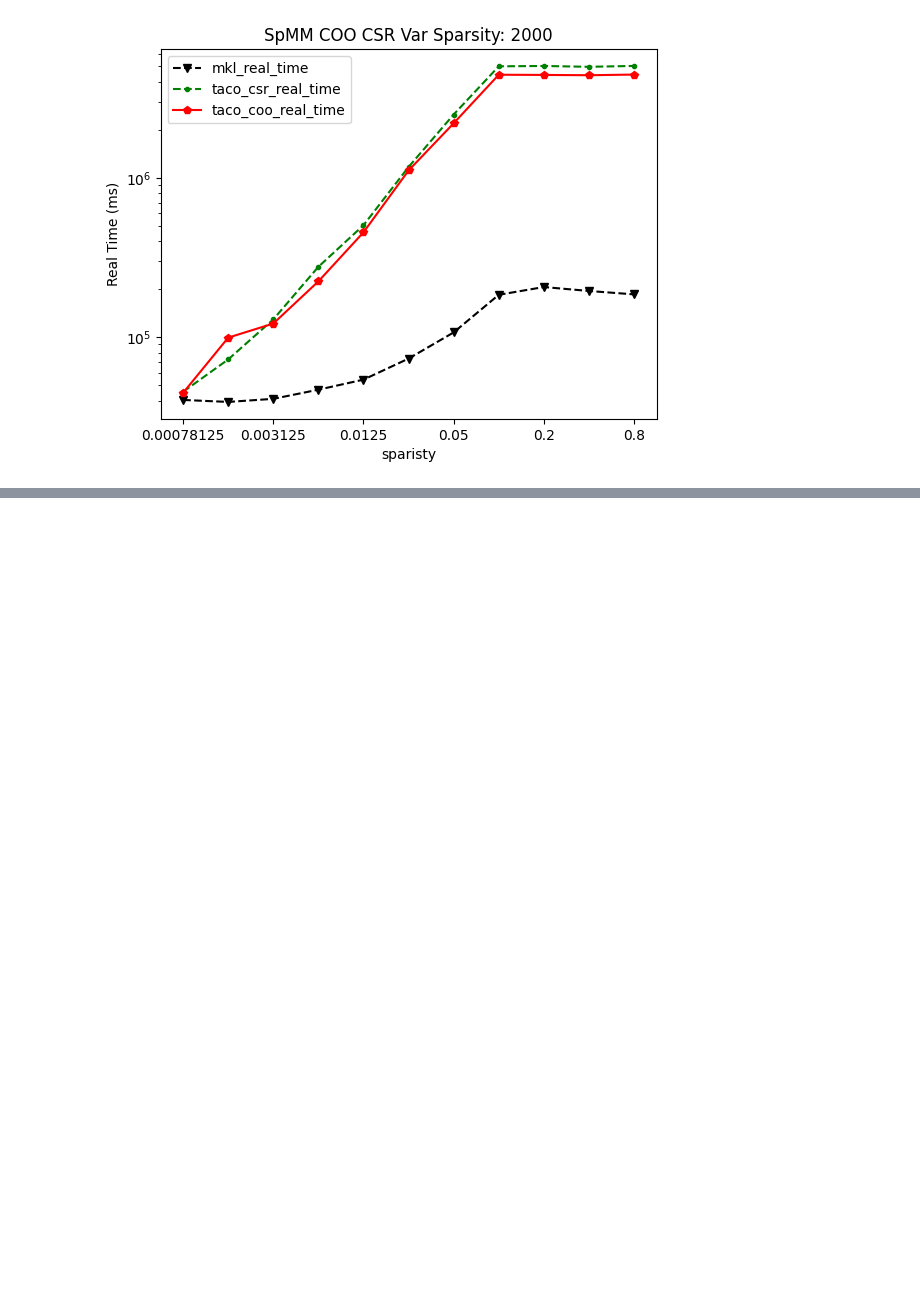
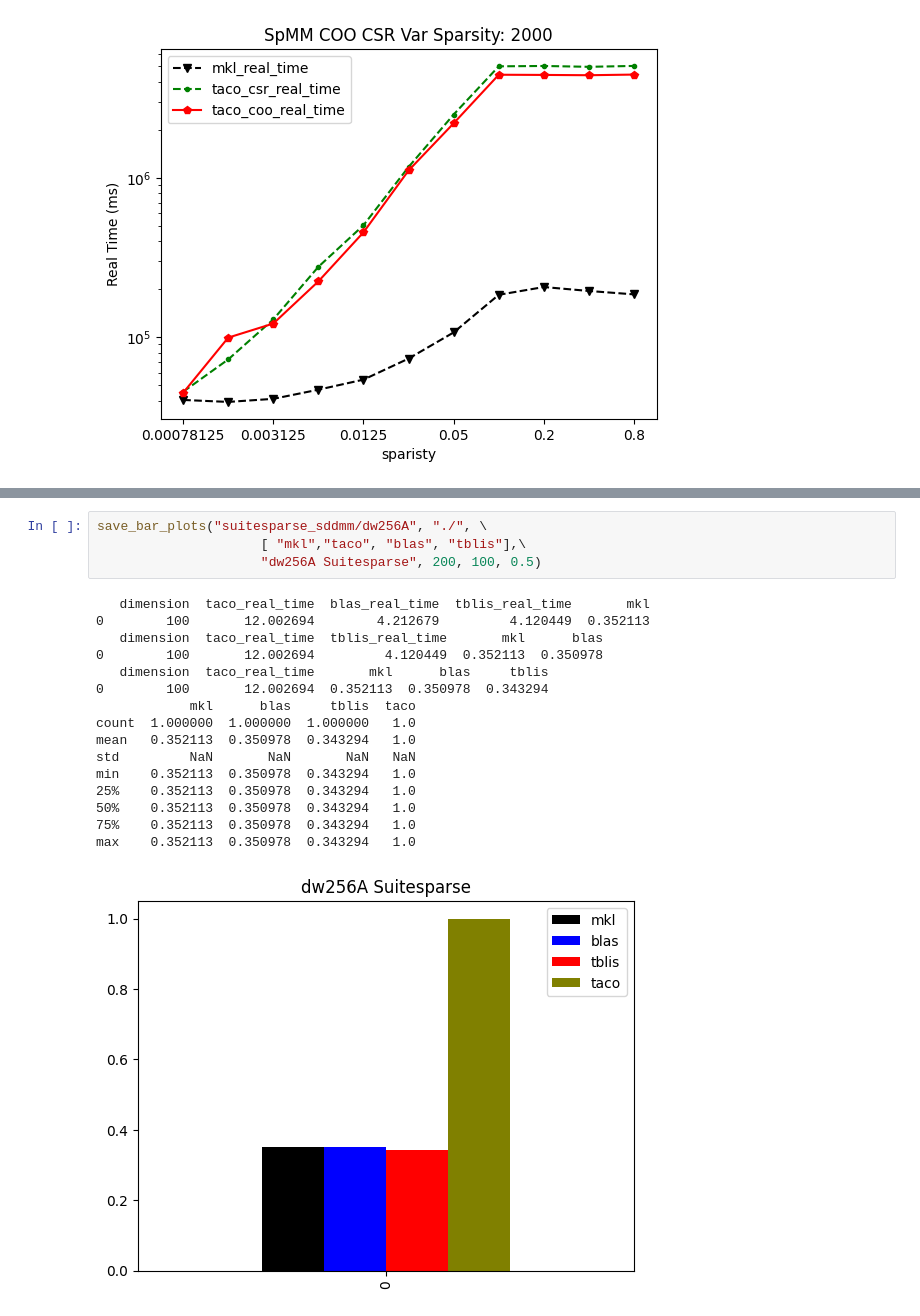
Before and after one commit to tensor-compiler/mosaic-benchmarks, a Jupyter notebook: data-benchmarks/bench-script.ipynb, the cells around one changed output, grey strips where cells are left out. Saved outputs shown, nothing was run; the diff lists cells and outputs as text; blank space fills up the shorter version.

Commit message:
suitesparse benching + graph gen

```diff
--- a/data-benchmarks/bench-script.ipynb
+++ b/data-benchmarks/bench-script.ipynb
@@ -527,3 +630,24 @@ KeyError: 'taco_real_time'
 [figure]
 [figure]
 [figure]
+# %%
+save_bar_plots("suitesparse_sddmm/dw256A", "./", \
+                     [ "mkl","taco", "blas", "tblis"],\
+                     "dw256A Suitesparse", 200, 100, 0.5)
+# %% [output]
+   dimension  taco_real_time  blas_real_time  tblis_real_time       mkl
+0        100       12.002694        4.212679         4.120449  0.352113
+   dimension  taco_real_time  tblis_real_time       mkl      blas
+0        100       12.002694         4.120449  0.352113  0.350978
+   dimension  taco_real_time       mkl      blas     tblis
+0        100       12.002694  0.352113  0.350978  0.343294
+            mkl      blas     tblis  taco
+count  1.000000  1.000000  1.000000   1.0
+mean   0.352113  0.350978  0.343294   1.0
+std         NaN       NaN       NaN   NaN
+min    0.352113  0.350978  0.343294   1.0
+25%    0.352113  0.350978  0.343294   1.0
+50%    0.352113  0.350978  0.343294   1.0
+75%    0.352113  0.350978  0.343294   1.0
+max    0.352113  0.350978  0.343294   1.0
+[figure, added]
```
Also changed, not shown: parts of 3 cells of this notebook, 37 other files.
